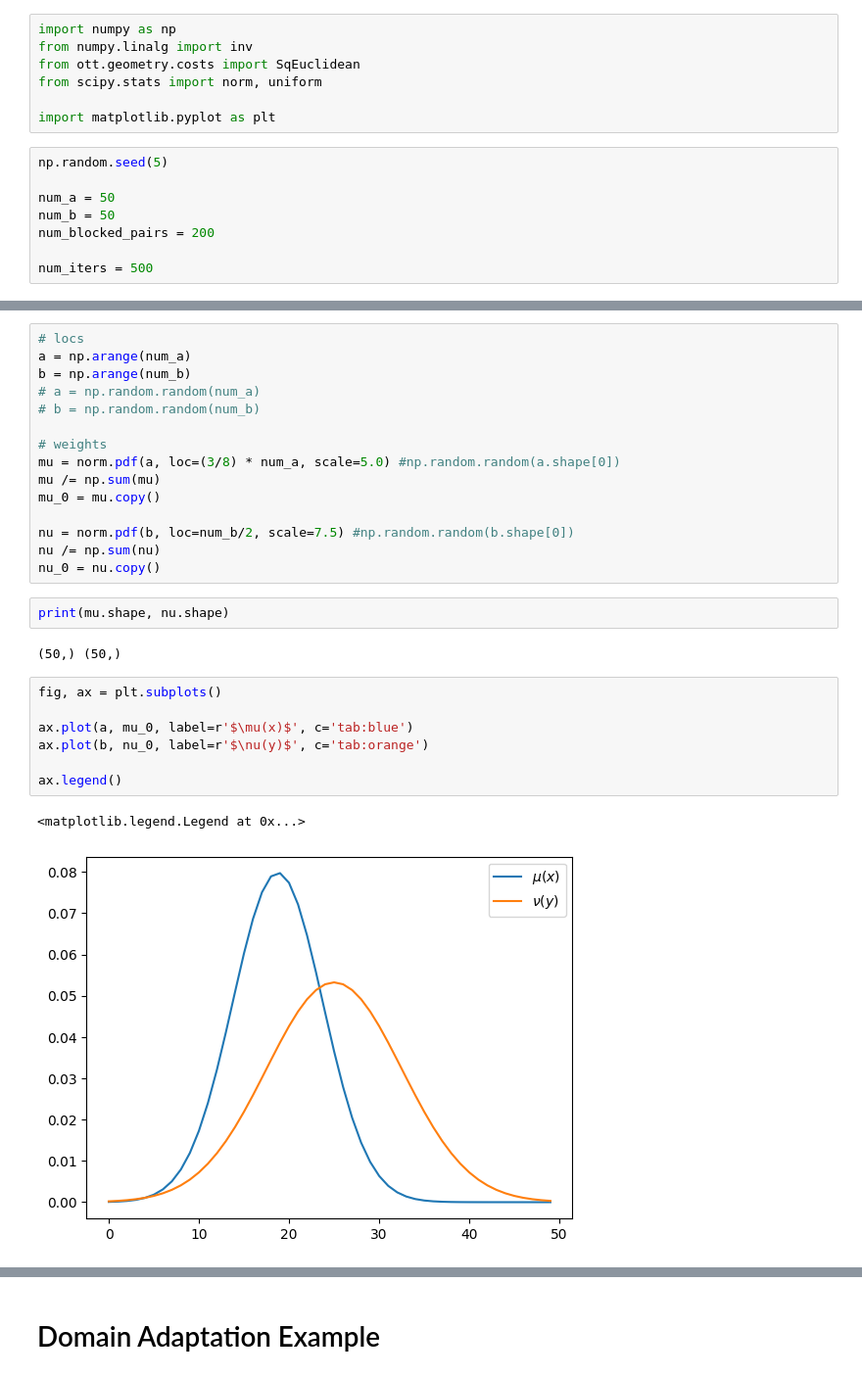
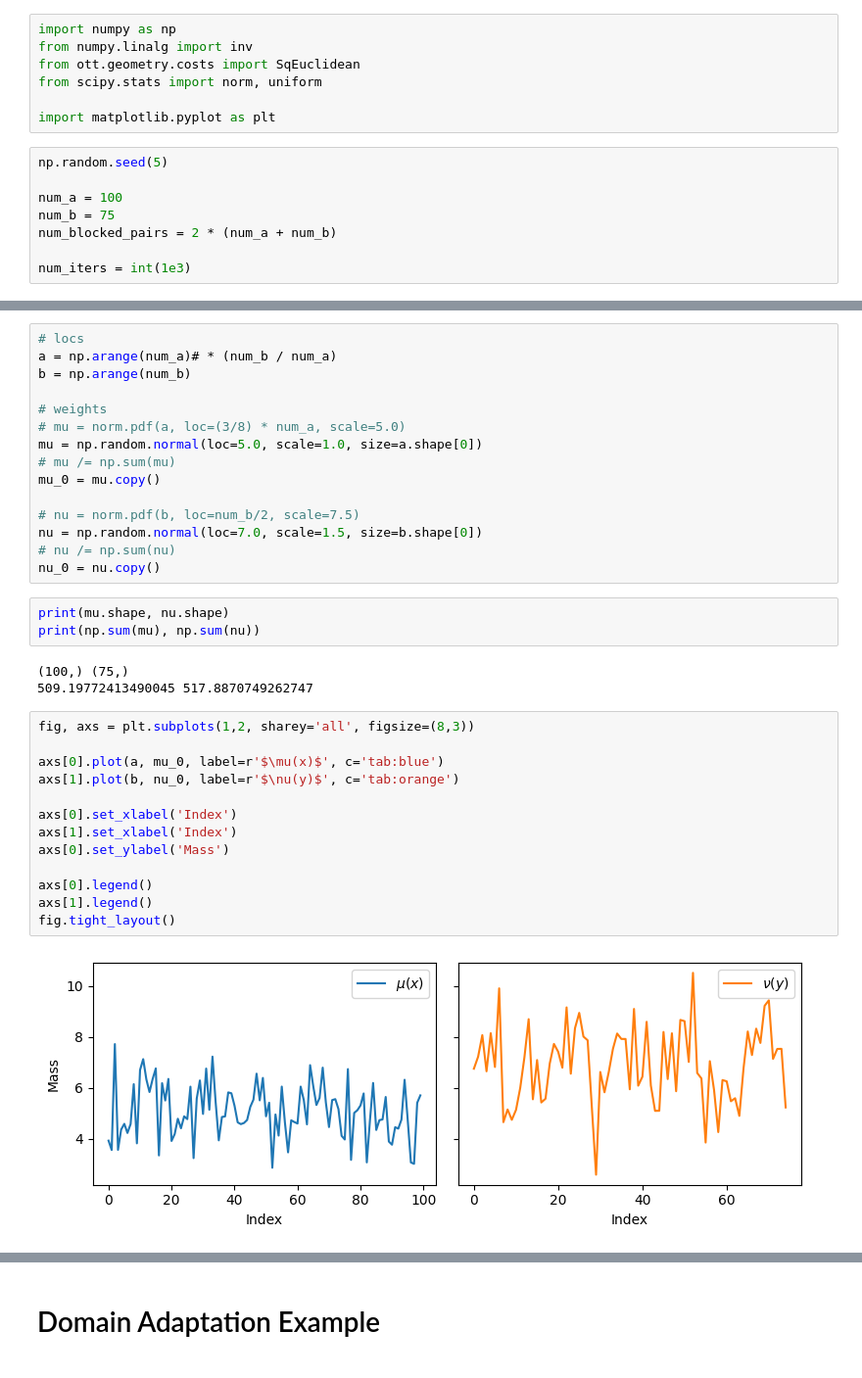
Before and after one commit to Langbridge/constrained-ot, a Jupyter notebook: first-paper/applications_script.ipynb, the cells around one changed output, grey strips where cells are left out. Shown at 98% size. Drawn from its saved outputs; the diff is of its cells as text.

```diff
--- a/first-paper/applications_script.ipynb
+++ b/first-paper/applications_script.ipynb
@@ -8,10 +8,10 @@ import matplotlib.pyplot as plt
 # %%
 np.random.seed(5)
 
-num_a = 50
-num_b = 50
-num_blocked_pairs = 200
+num_a = 100
+num_b = 75
+num_blocked_pairs = 2 * (num_a + num_b)
 
-num_iters = 500
+num_iters = int(1e3)
 # %%
 gamma_0 = 10.0 # regularisation
@@ -31,32 +31,39 @@ col_exponent_0[cols_to_relax == 0] = 1.0
 col_exponent_1 = cols_to_relax * (-1/gamma_c) # 1s are implicit here
 # %%
 # locs
-a = np.arange(num_a)
+a = np.arange(num_a)# * (num_b / num_a)
 b = np.arange(num_b)
-# a = np.random.random(num_a)
-# b = np.random.random(num_b)
 
 # weights
-mu = norm.pdf(a, loc=(3/8) * num_a, scale=5.0) #np.random.random(a.shape[0])
-mu /= np.sum(mu)
+# mu = norm.pdf(a, loc=(3/8) * num_a, scale=5.0)
+mu = np.random.normal(loc=5.0, scale=1.0, size=a.shape[0])
+# mu /= np.sum(mu)
 mu_0 = mu.copy()
 
-nu = norm.pdf(b, loc=num_b/2, scale=7.5) #np.random.random(b.shape[0])
-nu /= np.sum(nu)
+# nu = norm.pdf(b, loc=num_b/2, scale=7.5)
+nu = np.random.normal(loc=7.0, scale=1.5, size=b.shape[0])
+# nu /= np.sum(nu)
 nu_0 = nu.copy()
 # %%
 print(mu.shape, nu.shape)
+print(np.sum(mu), np.sum(nu))
 # %% [output]
-(50,) (50,)
+(100,) (75,)
+509.19772413490045 517.8870749262747
 # %%
-fig, ax = plt.subplots()
+fig, axs = plt.subplots(1,2, sharey='all', figsize=(8,3))
 
-ax.plot(a, mu_0, label=r'$\mu(x)$', c='tab:blue')
-ax.plot(b, nu_0, label=r'$\nu(y)$', c='tab:orange')
+axs[0].plot(a, mu_0, label=r'$\mu(x)$', c='tab:blue')
+axs[1].plot(b, nu_0, label=r'$\nu(y)$', c='tab:orange')
 
-ax.legend()
+axs[0].set_xlabel('Index')
+axs[1].set_xlabel('Index')
+axs[0].set_ylabel('Mass')
+
+axs[0].legend()
+axs[1].legend()
+fig.tight_layout()
 # %% [output]
-<matplotlib.legend.Legend at 0x...>
-[figure, old version]
+[figure, new version]
 # %%
 # cost fn
```
Also changed, not shown: parts of 17 cells of this notebook, 2 other files.
